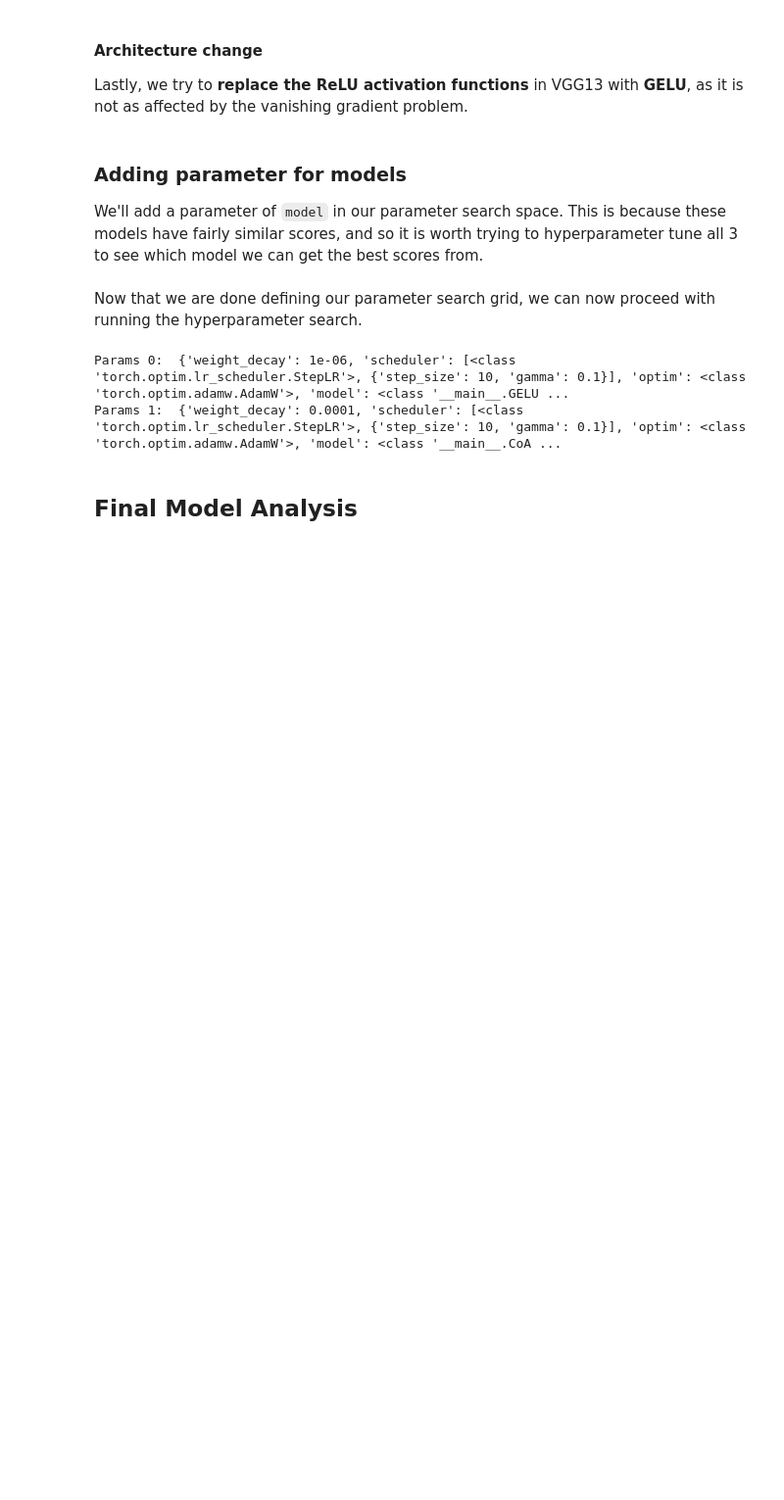
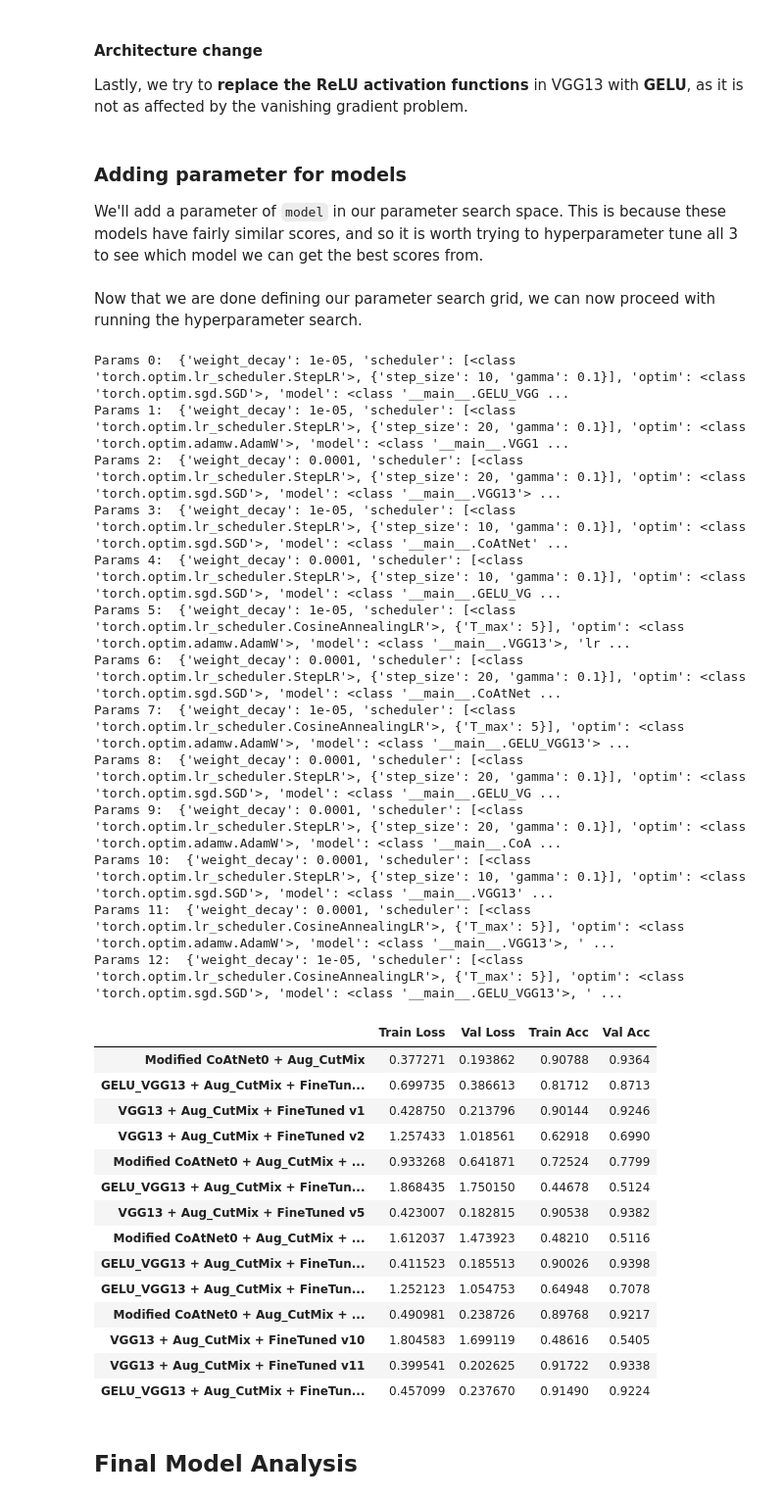
Before and after one commit to kenJPG/Fashion-MNIST, a Jupyter notebook: fashion_mnist.ipynb, the cells around one changed output. Shown at 98% size. Drawn from its saved outputs; the diff is of its cells as text; code cells hidden in the pictures; blank space fills up the shorter version.

```diff
--- a/fashion_mnist.ipynb
+++ b/fashion_mnist.ipynb
@@ -2088,7 +1915,7 @@ from sklearn.model_selection import ParameterSampler
 
 param_grid = {
 	'optim': [optim.SGD, optim.AdamW],
-	'lr': [1e-2, 1e-3, 1e-4],
-	'weight_decay': [1e-4, 1e-5, 1e-6]
+	'lr': [1e-3, 1e-4],
+	'weight_decay': [1e-4, 1e-5]
 }
 # %% [markdown]
@@ -2174,32 +2000,58 @@ param_grid['model'] = [GELU_VGG13, VGG13, CoAtNet]
 # %% [markdown]
 Now that we are done defining our parameter search grid, we can now proceed with running the hyperparameter search.
 # %%
-param_list = list(ParameterSampler(param_grid, n_iter = 30))
+param_list = list(ParameterSampler(param_grid, n_iter = 13))
 
 iter_list = [dict((k, v) for (k, v) in d.items()) for d in param_list]
 
 for i, params in enumerate(iter_list):
 	print(f'Params {i}: ', params)
 
 	trainer.train_model(
 		f'{params["model"]()} + Aug_CutMix + FineTuned v{i}', params["model"], # model
-		params['optim'], {'lr': params['lr'], 'weight_decay': params['weight_decay']}, # optimizer
+		params['optim'], {'lr': params['lr'] * (GPU_COUNT) ** 0.5, 'weight_decay': params['weight_decay']}, # optimizer
 		# train_augmented_base_data, # data
 		train_data,
 		# train_augmented_erase,
 		early_stopping = CustomEarlyStopping(patience = 10),
 		scheduler_pass = params['scheduler'][0],
 		scheduler_args = params['scheduler'][1],
 		verbose=False,
 		augment = {
 			'fn': cutmix,
 			'args': [1],
 			'kwargs': {}
 		}
 	)
 
 	trainer.archive(f'{params["model"]()} + Aug_CutMix + FineTuned v{i}')
 display(trainer.history)
 # %% [output]
-Params 0:  {'weight_decay': 1e-06, 'scheduler': [<class 'torch.optim.lr_scheduler.StepLR'>, {'step_size': 10, 'gamma': 0.1}], 'optim': <class 'torch.optim.adamw.AdamW'>, 'model': <class '__main__.GELU ...
-Params 1:  {'weight_decay': 0.0001, 'scheduler': [<class 'torch.optim.lr_scheduler.StepLR'>, {'step_size': 10, 'gamma': 0.1}], 'optim': <class 'torch.optim.adamw.AdamW'>, 'model': <class '__main__.CoA ...
+Params 0:  {'weight_decay': 1e-05, 'scheduler': [<class 'torch.optim.lr_scheduler.StepLR'>, {'step_size': 10, 'gamma': 0.1}], 'optim': <class 'torch.optim.sgd.SGD'>, 'model': <class '__main__.GELU_VGG ...
+Params 1:  {'weight_decay': 1e-05, 'scheduler': [<class 'torch.optim.lr_scheduler.StepLR'>, {'step_size': 20, 'gamma': 0.1}], 'optim': <class 'torch.optim.adamw.AdamW'>, 'model': <class '__main__.VGG1 ...
+Params 2:  {'weight_decay': 0.0001, 'scheduler': [<class 'torch.optim.lr_scheduler.StepLR'>, {'step_size': 20, 'gamma': 0.1}], 'optim': <class 'torch.optim.sgd.SGD'>, 'model': <class '__main__.VGG13'> ...
+Params 3:  {'weight_decay': 1e-05, 'scheduler': [<class 'torch.optim.lr_scheduler.StepLR'>, {'step_size': 10, 'gamma': 0.1}], 'optim': <class 'torch.optim.sgd.SGD'>, 'model': <class '__main__.CoAtNet' ...
+Params 4:  {'weight_decay': 0.0001, 'scheduler': [<class 'torch.optim.lr_scheduler.StepLR'>, {'step_size': 10, 'gamma': 0.1}], 'optim': <class 'torch.optim.sgd.SGD'>, 'model': <class '__main__.GELU_VG ...
+Params 5:  {'weight_decay': 1e-05, 'scheduler': [<class 'torch.optim.lr_scheduler.CosineAnnealingLR'>, {'T_max': 5}], 'optim': <class 'torch.optim.adamw.AdamW'>, 'model': <class '__main__.VGG13'>, 'lr ...
+Params 6:  {'weight_decay': 0.0001, 'scheduler': [<class 'torch.optim.lr_scheduler.StepLR'>, {'step_size': 20, 'gamma': 0.1}], 'optim': <class 'torch.optim.sgd.SGD'>, 'model': <class '__main__.CoAtNet ...
+Params 7:  {'weight_decay': 1e-05, 'scheduler': [<class 'torch.optim.lr_scheduler.CosineAnnealingLR'>, {'T_max': 5}], 'optim': <class 'torch.optim.adamw.AdamW'>, 'model': <class '__main__.GELU_VGG13'> ...
+Params 8:  {'weight_decay': 0.0001, 'scheduler': [<class 'torch.optim.lr_scheduler.StepLR'>, {'step_size': 20, 'gamma': 0.1}], 'optim': <class 'torch.optim.sgd.SGD'>, 'model': <class '__main__.GELU_VG ...
+Params 9:  {'weight_decay': 0.0001, 'scheduler': [<class 'torch.optim.lr_scheduler.StepLR'>, {'step_size': 20, 'gamma': 0.1}], 'optim': <class 'torch.optim.adamw.AdamW'>, 'model': <class '__main__.CoA ...
+Params 10:  {'weight_decay': 0.0001, 'scheduler': [<class 'torch.optim.lr_scheduler.StepLR'>, {'step_size': 10, 'gamma': 0.1}], 'optim': <class 'torch.optim.sgd.SGD'>, 'model': <class '__main__.VGG13' ...
+Params 11:  {'weight_decay': 0.0001, 'scheduler': [<class 'torch.optim.lr_scheduler.CosineAnnealingLR'>, {'T_max': 5}], 'optim': <class 'torch.optim.adamw.AdamW'>, 'model': <class '__main__.VGG13'>, ' ...
+Params 12:  {'weight_decay': 1e-05, 'scheduler': [<class 'torch.optim.lr_scheduler.CosineAnnealingLR'>, {'T_max': 5}], 'optim': <class 'torch.optim.sgd.SGD'>, 'model': <class '__main__.GELU_VGG13'>, ' ...
+|  | Train Loss | Val Loss | Train Acc | Val Acc |
+| Modified CoAtNet0 + Aug_CutMix | 0.377271 | 0.193862 | 0.90788 | 0.9364 |
+| GELU_VGG13 + Aug_CutMix + FineTun... | 0.699735 | 0.386613 | 0.81712 | 0.8713 |
+| VGG13 + Aug_CutMix + FineTuned v1 | 0.428750 | 0.213796 | 0.90144 | 0.9246 |
+| VGG13 + Aug_CutMix + FineTuned v2 | 1.257433 | 1.018561 | 0.62918 | 0.6990 |
+| Modified CoAtNet0 + Aug_CutMix + ... | 0.933268 | 0.641871 | 0.72524 | 0.7799 |
+| GELU_VGG13 + Aug_CutMix + FineTun... | 1.868435 | 1.750150 | 0.44678 | 0.5124 |
+| VGG13 + Aug_CutMix + FineTuned v5 | 0.423007 | 0.182815 | 0.90538 | 0.9382 |
+| Modified CoAtNet0 + Aug_CutMix + ... | 1.612037 | 1.473923 | 0.48210 | 0.5116 |
+| GELU_VGG13 + Aug_CutMix + FineTun... | 0.411523 | 0.185513 | 0.90026 | 0.9398 |
+| GELU_VGG13 + Aug_CutMix + FineTun... | 1.252123 | 1.054753 | 0.64948 | 0.7078 |
+| Modified CoAtNet0 + Aug_CutMix + ... | 0.490981 | 0.238726 | 0.89768 | 0.9217 |
+| VGG13 + Aug_CutMix + FineTuned v10 | 1.804583 | 1.699119 | 0.48616 | 0.5405 |
+| VGG13 + Aug_CutMix + FineTuned v11 | 0.399541 | 0.202625 | 0.91722 | 0.9338 |
+| GELU_VGG13 + Aug_CutMix + FineTun... | 0.457099 | 0.237670 | 0.91490 | 0.9224 |
```
Also changed, not shown: parts of 38 cells of this notebook, 20 other files.
